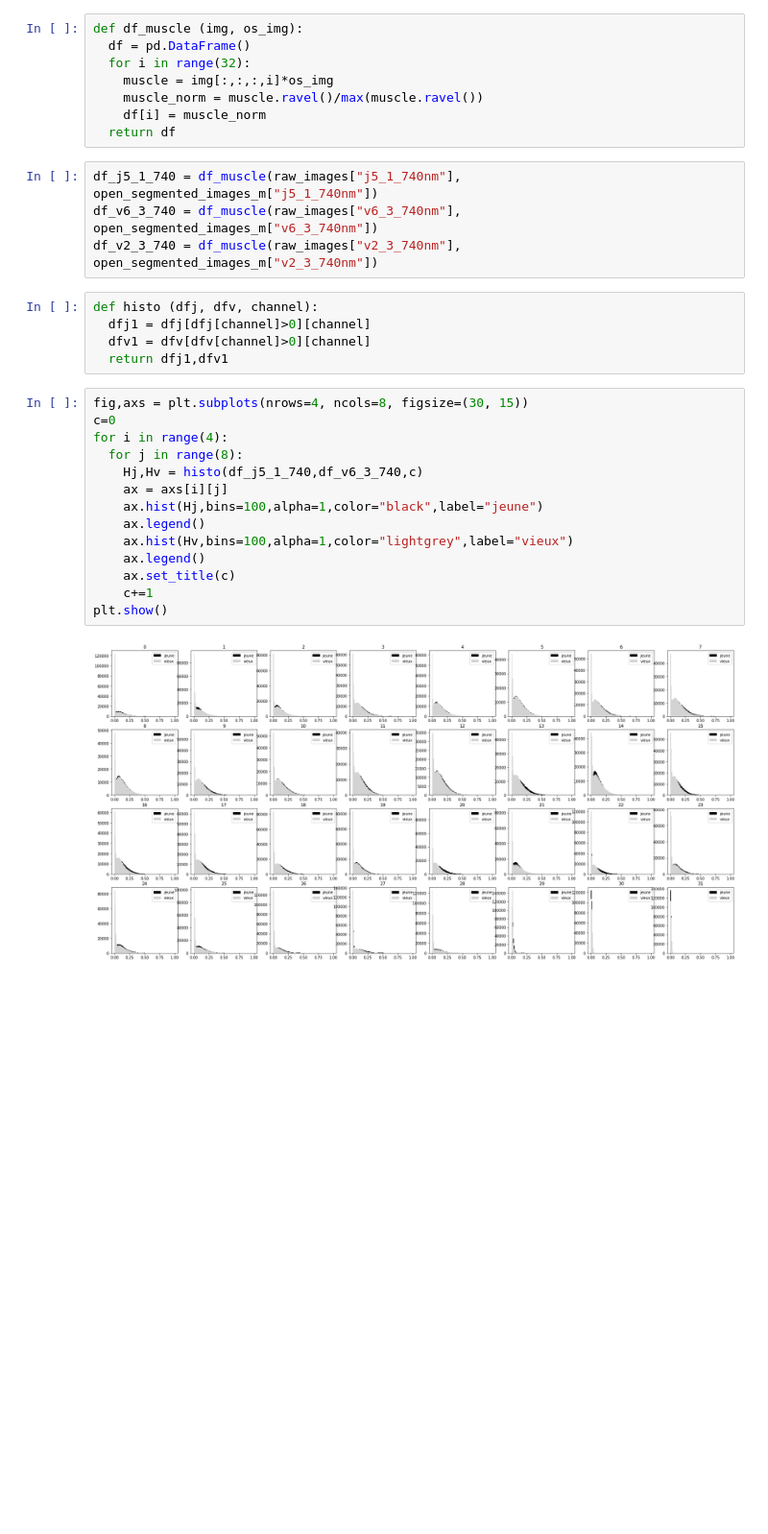
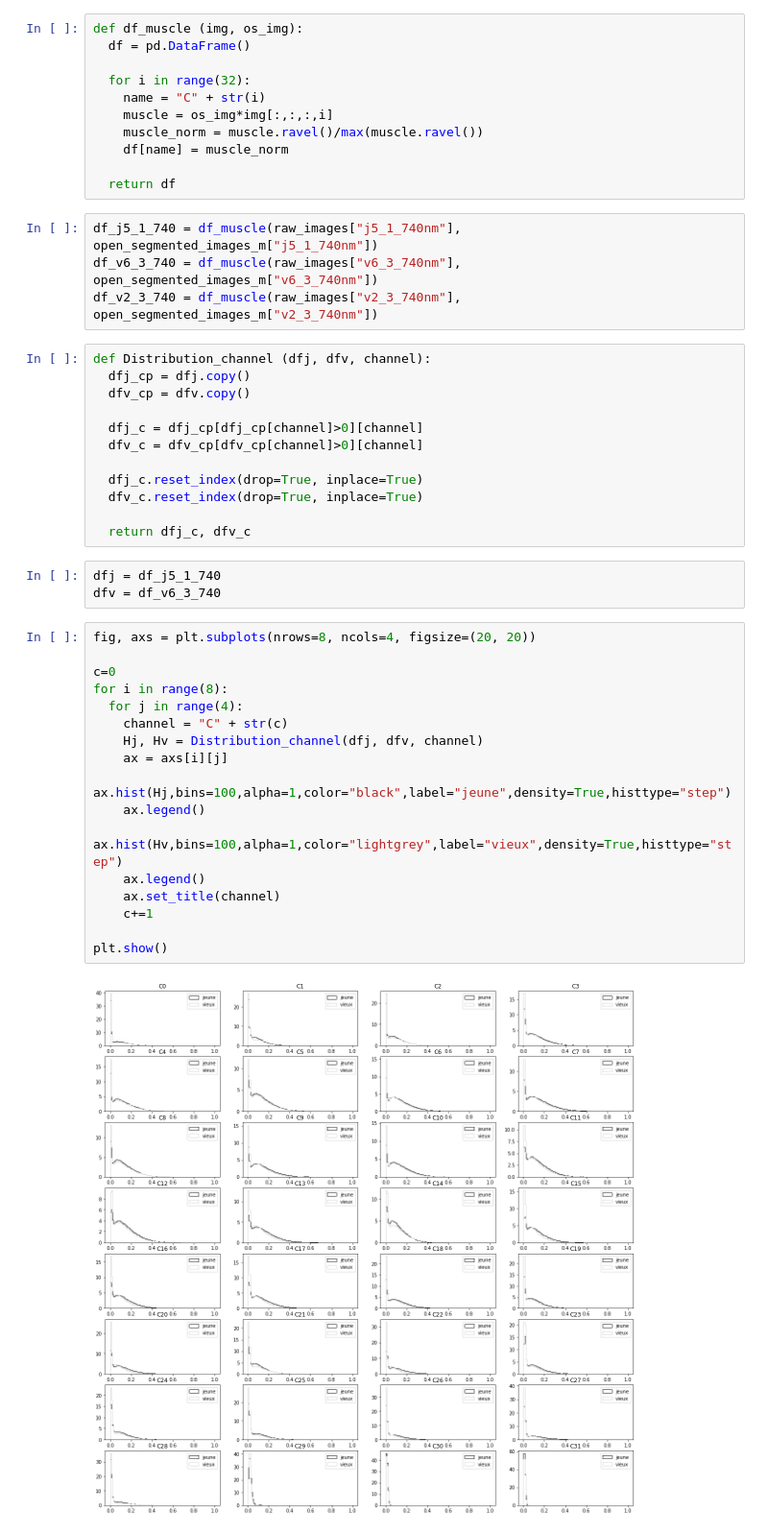
Before and after one commit to qdouzery/Hyperspectral-microscopy, a Jupyter notebook: Code/Microscopie-hyperspectrale_Notebook-V4.ipynb, the cells around one changed output. Shown at 96% size. Cells and saved outputs as stored; diff of their text form; blank space fills up the shorter version.

```diff
--- a/Microscopie_hyperspectrale_Notebook_V4.ipynb
+++ b/Code/Microscopie-hyperspectrale_Notebook-V4.ipynb
@@ -342,34 +342,50 @@ plt.show()
 # %%
 def df_muscle (img, os_img):
   df = pd.DataFrame()
+
   for i in range(32):
-    muscle = img[:,:,:,i]*os_img
+    name = "C" + str(i)
+    muscle = os_img*img[:,:,:,i]
     muscle_norm = muscle.ravel()/max(muscle.ravel())
-    df[i] = muscle_norm
+    df[name] = muscle_norm
+
   return df
 # %%
 df_j5_1_740 = df_muscle(raw_images["j5_1_740nm"], open_segmented_images_m["j5_1_740nm"])
 df_v6_3_740 = df_muscle(raw_images["v6_3_740nm"], open_segmented_images_m["v6_3_740nm"])
 df_v2_3_740 = df_muscle(raw_images["v2_3_740nm"], open_segmented_images_m["v2_3_740nm"])
 # %%
-def histo (dfj, dfv, channel):
-  dfj1 = dfj[dfj[channel]>0][channel]
-  dfv1 = dfv[dfv[channel]>0][channel]
-  return dfj1,dfv1
+def Distribution_channel (dfj, dfv, channel):
+  dfj_cp = dfj.copy()
+  dfv_cp = dfv.copy()
+
+  dfj_c = dfj_cp[dfj_cp[channel]>0][channel]
+  dfv_c = dfv_cp[dfv_cp[channel]>0][channel]
+
+  dfj_c.reset_index(drop=True, inplace=True)
+  dfv_c.reset_index(drop=True, inplace=True)
+
+  return dfj_c, dfv_c
+# %%
+dfj = df_j5_1_740
+dfv = df_v6_3_740
 # %%
-fig,axs = plt.subplots(nrows=4, ncols=8, figsize=(30, 15))
+fig, axs = plt.subplots(nrows=8, ncols=4, figsize=(20, 20))
+
 c=0
-for i in range(4):
-  for j in range(8):
-    Hj,Hv = histo(df_j5_1_740,df_v6_3_740,c)
+for i in range(8):
+  for j in range(4):
+    channel = "C" + str(c)
+    Hj, Hv = Distribution_channel(dfj, dfv, channel)
     ax = axs[i][j]
-    ax.hist(Hj,bins=100,alpha=1,color="black",label="jeune")
+    ax.hist(Hj,bins=100,alpha=1,color="black",label="jeune",density=True,histtype="step")
     ax.legend()
-    ax.hist(Hv,bins=100,alpha=1,color="lightgrey",label="vieux")
+    ax.hist(Hv,bins=100,alpha=1,color="lightgrey",label="vieux",density=True,histtype="step")
     ax.legend()
-    ax.set_title(c)
+    ax.set_title(channel)
     c+=1
+
 plt.show()
 # %% [output]
-[figure, old version]
+[figure, new version]
 # %% [markdown]
```
Also changed, not shown: parts of 12 cells of this notebook, 1 other file.
